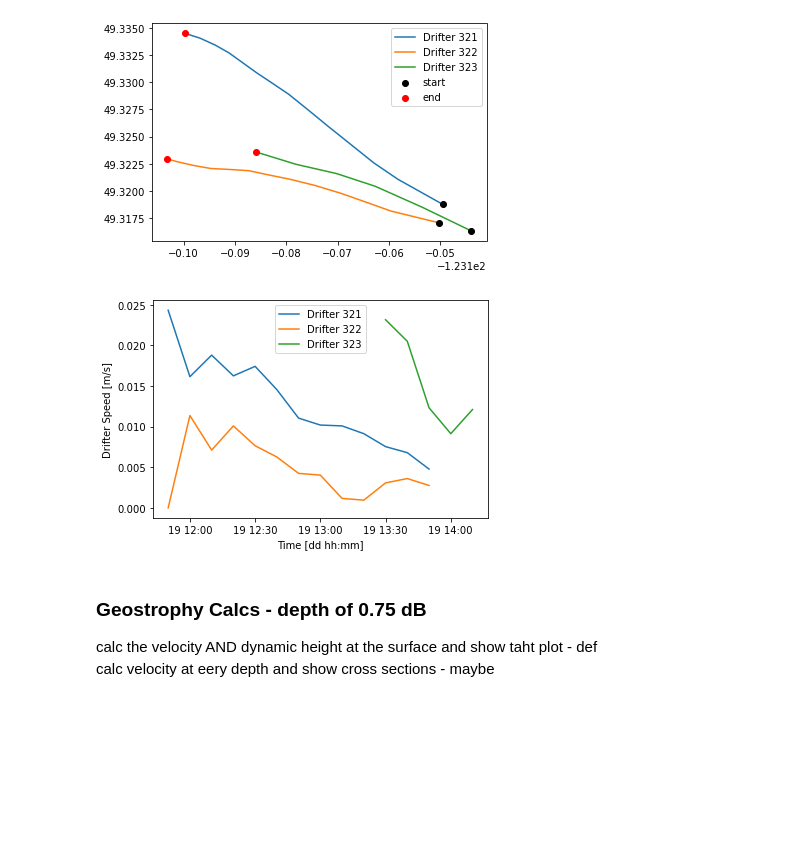
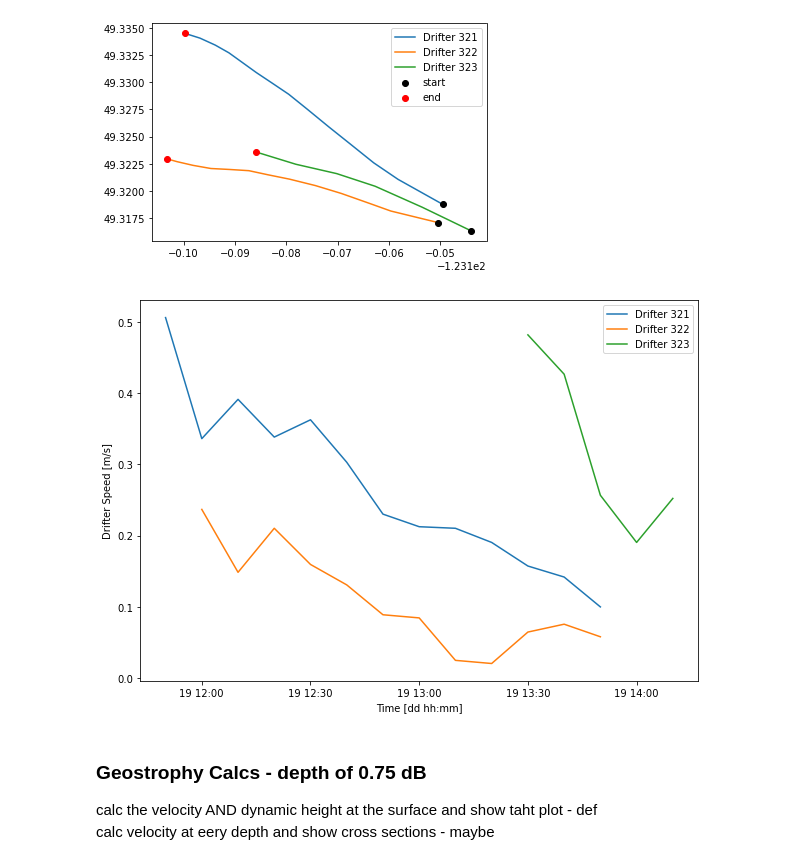
Before and after one commit to rbeutel/EOSC573, a Jupyter notebook: project/CTDanalysis.ipynb, the cells around one changed output. Saved outputs shown, nothing was run; the diff lists cells and outputs as text; code cells hidden in the pictures; blank space fills up the shorter version.

```diff
--- a/project/CTDanalysis.ipynb
+++ b/project/CTDanalysis.ipynb
@@ -582,8 +582,8 @@ drift[0]._fieldnames
 # %% [output]
 ['id', 'deviceid', 'design', 'tzone', 'mtime', 'lon', 'lat', 'UTCtime']
 # %%
-drift[0].lat = drift[0].lat[:-1]
-drift[0].lon = drift[0].lon[:-1]
+drift[0].lat = drift[0].lat[1:-1]
+drift[0].lon = drift[0].lon[1:-1]
 drift[1].lat = drift[1].lat[10:]
 drift[1].lon = drift[1].lon[10:]
 drift[2].lat = drift[2].lat[1:]
@@ -604,13 +604,13 @@ def latlon_m(lat1,lat2,lon1,lon2):
     # approximate radius of earth in km
     R = 6373.0
 
-    dlon = lon2 - lon1
-    dlat = lat2 - lat1
+    dLat = lat2 * math.pi / 180 - lat1 * math.pi / 180;
+    dLon = lat2 * math.pi / 180 - lat1 * math.pi / 180;
 
-    a = math.sin(dlat / 2)**2 + math.cos(lat1) * math.cos(lat2) * math.sin(dlon / 2)**2
+    a = math.sin(dLat/2) * math.sin(dLat/2) + math.cos(lat1 * math.pi / 180) * math.cos(lat2 * math.pi / 180) *math.sin(dLon/2) * math.sin(dLon/2);
     c = 2 * math.atan2(math.sqrt(a), math.sqrt(1 - a))
 
-    distance = R * c
+    distance = R * c *1000
 
     return distance
 # %%
@@ -619,19 +619,20 @@ speed322 = [latlon_m(drift[0].lat[i],drift[0].lat[i+1],drift[0].lon[i],drift[0].
 speed323 = [latlon_m(drift[1].lat[i],drift[1].lat[i+1],drift[1].lon[i],drift[1].lon[i])/(10*60) for i in range(len(drift[1].lat)-1)]
 # %%
 time321 = pd.date_range(start='2021-02-19 11:50', periods=13, freq='10min')
-time322 = pd.date_range(start='2021-02-19 11:50', periods=13, freq='10min')
+time322 = pd.date_range(start='2021-02-19 12:00', periods=12, freq='10min')
 time323 = pd.date_range(start='2021-02-19 13:30', periods=5, freq='10min')
 # %%
+plt.figure(figsize=(10,7))
 plt.plot(time321,speed321,label= "Drifter 321")
 plt.plot(time322,speed322,label= "Drifter 322")
 plt.plot(time323,speed323,label= "Drifter 323")
 plt.legend()
 plt.ylabel('Drifter Speed [m/s]')
 plt.xlabel('Time [dd hh:mm]')
 
 plt.savefig('DrifterSpeed.png')
 # %% [output]
-[figure, old version]
+[figure, new version]
 # %% [markdown]
 ### Geostrophy Calcs - depth of 0.75 dB
 calc the velocity AND dynamic height at the surface and show taht plot - def <br>
```
Also changed, not shown: parts of 9 cells of this notebook, 8 other files.
